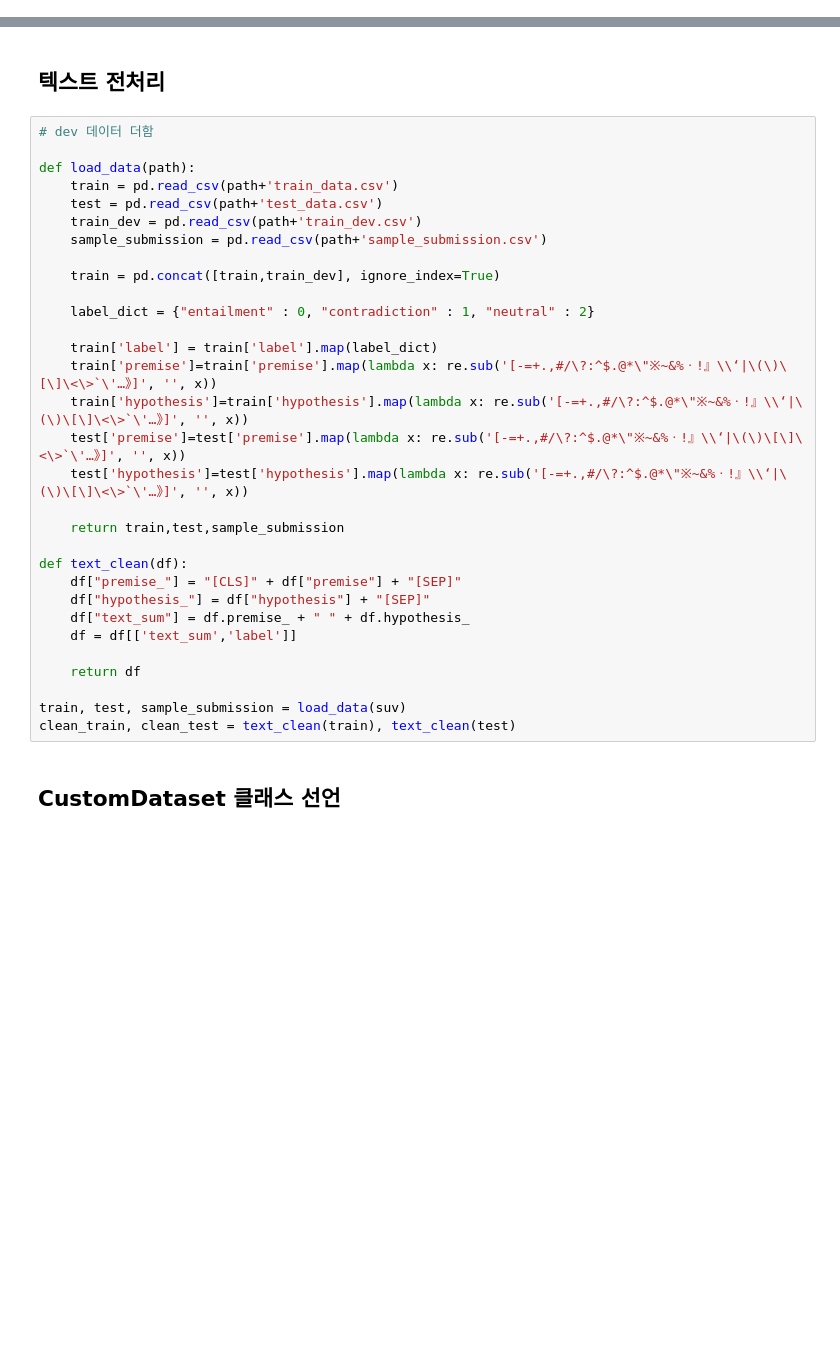
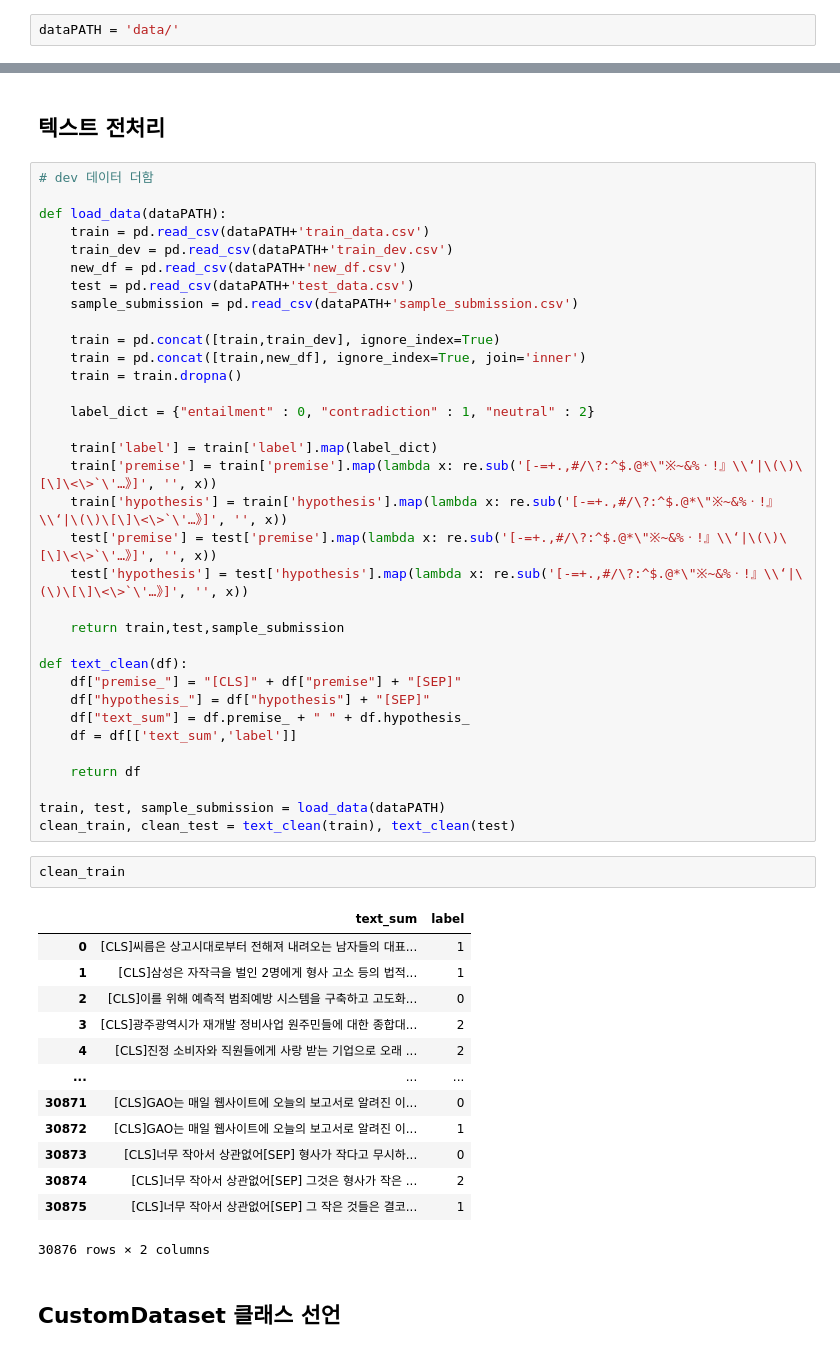
Before and after one commit to kyeongchan92/DACON_Korean_NLI, a Jupyter notebook: pretrained_model.ipynb, the cells around one changed output, grey strips where cells are left out. Cells and saved outputs as stored; diff of their text form; blank space fills up the shorter version.

```diff
--- a/pretrained_model.ipynb
+++ b/pretrained_model.ipynb
@@ -39,3 +53,5 @@ suv = 'data/'
+# %%
+dataPATH = 'data/'
 # %% [markdown]
 # 1 하이퍼 파라미터 설정
 # %% [markdown]
@@ -58,21 +74,24 @@ lr = 0.00001
 # %%
 # dev 데이터 더함
 
-def load_data(path):
-    train = pd.read_csv(path+'train_data.csv')
-    test = pd.read_csv(path+'test_data.csv')
-    train_dev = pd.read_csv(path+'train_dev.csv')
-    sample_submission = pd.read_csv(path+'sample_submission.csv')
+def load_data(dataPATH):
+    train = pd.read_csv(dataPATH+'train_data.csv')
+    train_dev = pd.read_csv(dataPATH+'train_dev.csv')
+    new_df = pd.read_csv(dataPATH+'new_df.csv')
+    test = pd.read_csv(dataPATH+'test_data.csv')
+    sample_submission = pd.read_csv(dataPATH+'sample_submission.csv')
 
     train = pd.concat([train,train_dev], ignore_index=True)
+    train = pd.concat([train,new_df], ignore_index=True, join='inner')
+    train = train.dropna()
 
     label_dict = {"entailment" : 0, "contradiction" : 1, "neutral" : 2}
 
     train['label'] = train['label'].map(label_dict)
-    train['premise']=train['premise'].map(lambda x: re.sub('[-=+.,#/\?:^$.@*\"※~&%ㆍ!』\\‘|\(\)\[\]\<\>`\'…》]', '', x))
-    train['hypothesis']=train['hypothesis'].map(lambda x: re.sub('[-=+.,#/\?:^$.@*\"※~&%ㆍ!』\\‘|\(\)\[\]\<\>`\'…》]', '', x))
-    test['premise']=test['premise'].map(lambda x: re.sub('[-=+.,#/\?:^$.@*\"※~&%ㆍ!』\\‘|\(\)\[\]\<\>`\'…》]', '', x))
-    test['hypothesis']=test['hypothesis'].map(lambda x: re.sub('[-=+.,#/\?:^$.@*\"※~&%ㆍ!』\\‘|\(\)\[\]\<\>`\'…》]', '', x))
+    train['premise'] = train['premise'].map(lambda x: re.sub('[-=+.,#/\?:^$.@*\"※~&%ㆍ!』\\‘|\(\)\[\]\<\>`\'…》]', '', x))
+    train['hypothesis'] = train['hypothesis'].map(lambda x: re.sub('[-=+.,#/\?:^$.@*\"※~&%ㆍ!』\\‘|\(\)\[\]\<\>`\'…》]', '', x))
+    test['premise'] = test['premise'].map(lambda x: re.sub('[-=+.,#/\?:^$.@*\"※~&%ㆍ!』\\‘|\(\)\[\]\<\>`\'…》]', '', x))
+    test['hypothesis'] = test['hypothesis'].map(lambda x: re.sub('[-=+.,#/\?:^$.@*\"※~&%ㆍ!』\\‘|\(\)\[\]\<\>`\'…》]', '', x))
 
     return train,test,sample_submission
 
@@ -84,8 +103,24 @@ def text_clean(df):
 
     return df
 
-train, test, sample_submission = load_data(suv)
+train, test, sample_submission = load_data(dataPATH)
 clean_train, clean_test = text_clean(train), text_clean(test)
+# %%
+clean_train
+# %% [output]
+|  | text_sum | label |
+| 0 | [CLS]씨름은 상고시대로부터 전해져 내려오는 남자들의 대표... | 1 |
+| 1 | [CLS]삼성은 자작극을 벌인 2명에게 형사 고소 등의 법적... | 1 |
+| 2 | [CLS]이를 위해 예측적 범죄예방 시스템을 구축하고 고도화... | 0 |
+| 3 | [CLS]광주광역시가 재개발 정비사업 원주민들에 대한 종합대... | 2 |
+| 4 | [CLS]진정 소비자와 직원들에게 사랑 받는 기업으로 오래 ... | 2 |
+| ... | ... | ... |
+| 30871 | [CLS]GAO는 매일 웹사이트에 오늘의 보고서로 알려진 이... | 0 |
+| 30872 | [CLS]GAO는 매일 웹사이트에 오늘의 보고서로 알려진 이... | 1 |
+| 30873 | [CLS]너무 작아서 상관없어[SEP] 형사가 작다고 무시하... | 0 |
+| 30874 | [CLS]너무 작아서 상관없어[SEP] 그것은 형사가 작은 ... | 2 |
+| 30875 | [CLS]너무 작아서 상관없어[SEP] 그 작은 것들은 결코... | 1 |
+30876 rows × 2 columns
 # %% [markdown]
 ## CustomDataset 클래스 선언
 # %%
```
Also changed, not shown: parts of 91 cells of this notebook.
